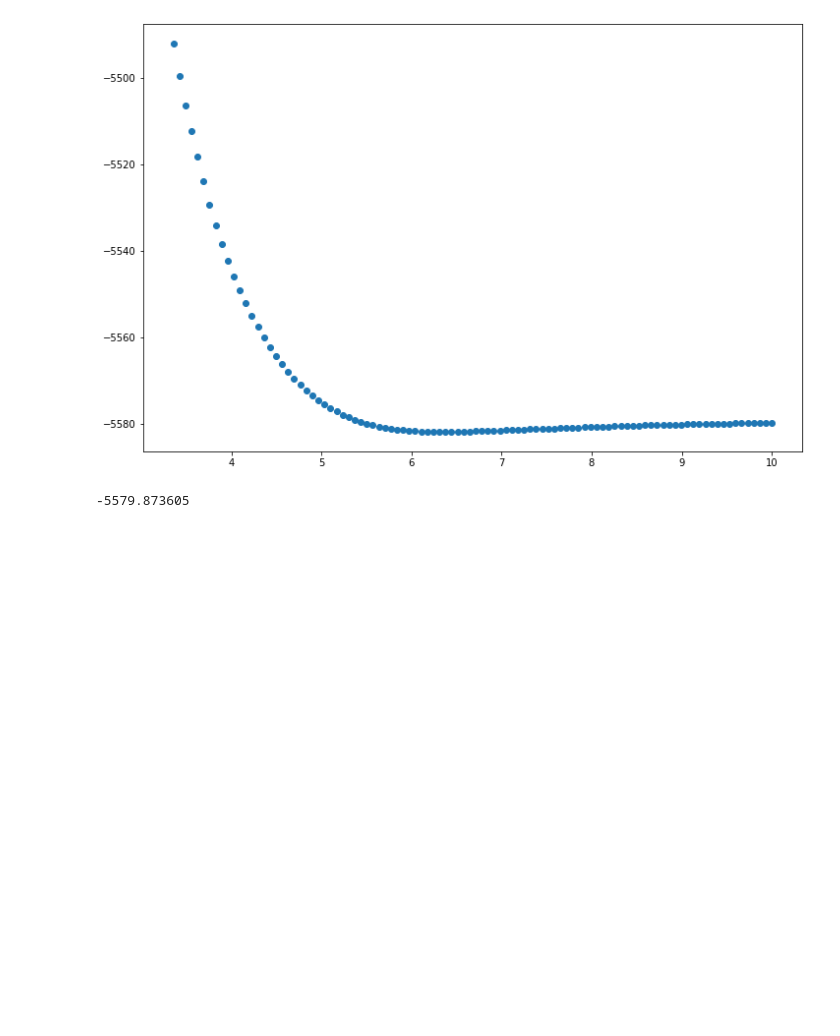
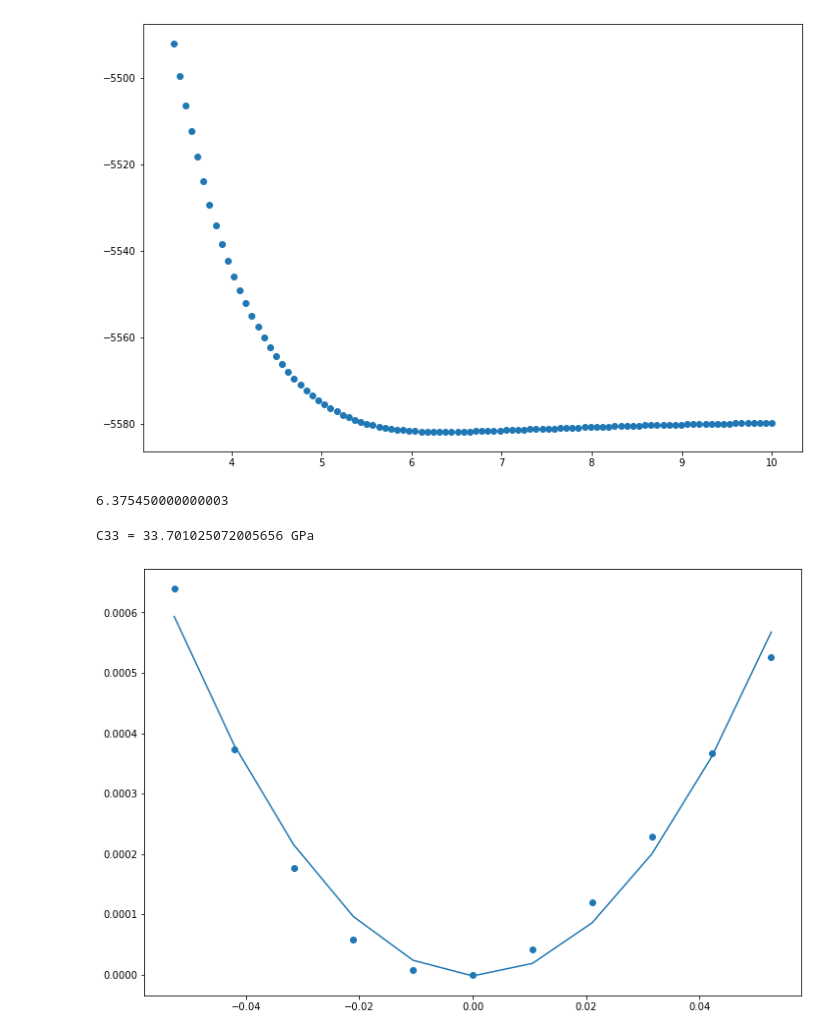
Before and after one commit to atlas-nano/ml-potential, a Jupyter notebook: pymatgen_test/graphite_strains.ipynb, the cells around one changed output. Saved outputs shown, nothing was run; the diff lists cells and outputs as text; code cells hidden in the pictures; blank space fills up the shorter version.

```diff
--- a/pymatgen_test/graphite_strains.ipynb
+++ b/pymatgen_test/graphite_strains.ipynb
@@ -108,8 +231,6 @@ Bottom of well = [5.301690000000002]
 #### WTF
 # %% [markdown]
 ## Repeat for 4x4x4 grid with DZP
-# %%
-strains = np.arange(-0.5, 0.5, 0.01)
 # %%
 for strain in strains:
     file=f"./graphite_dzp_scan/graphite.{round(strain,2)}_zStrain.fdf"
@@ -152,5 +273,24 @@ lowest energy = -5581.93926
 Bottom of well = [6.375450000000003]
 [figure]
 # %%
+z_distance[45]
 # %% [output]
--5579.873605
+6.375450000000003
+# %%
+dEV = [(e - energies[45])/250.882 for e in energies]
+delta = [-(z_distance[45] - d) / z_distance[45] for d in z_distance]
+
+fit = np.polyfit(delta[40:51],dEV[40:51],deg=2)
+print(f"C33 = {fit[0]*160.22} GPa")
+
+points = [fit[2] + fit[1]*i + fit[0]*i**2 for i in delta[40:51]]
+
+
+plt.figure(figsize=(12,8))
+plt.scatter(delta[40:51],dEV[40:51])
+plt.plot(delta[40:51],points)
+#plt.scatter(delta[35:55],dEV[35:55])
+plt.show()
+# %% [output]
+C33 = 33.701025072005656 GPa
+[figure, added]
```
Also changed, not shown: parts of 16 cells of this notebook, 4 other files.
